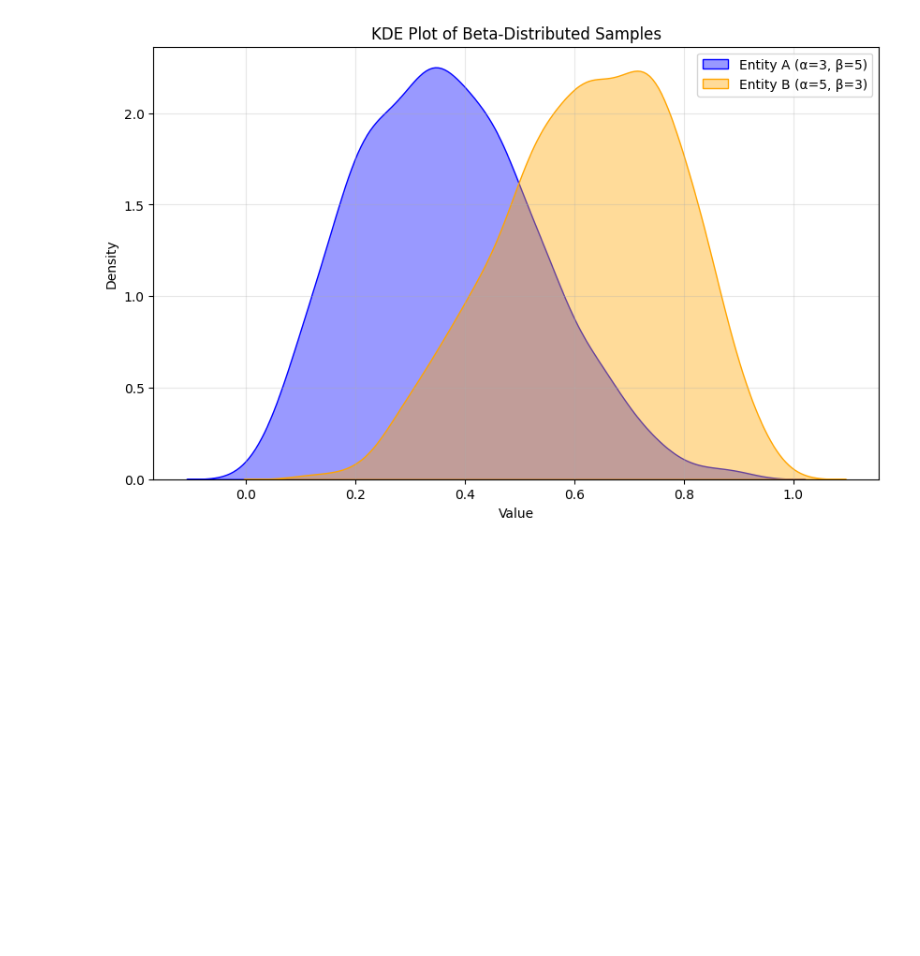
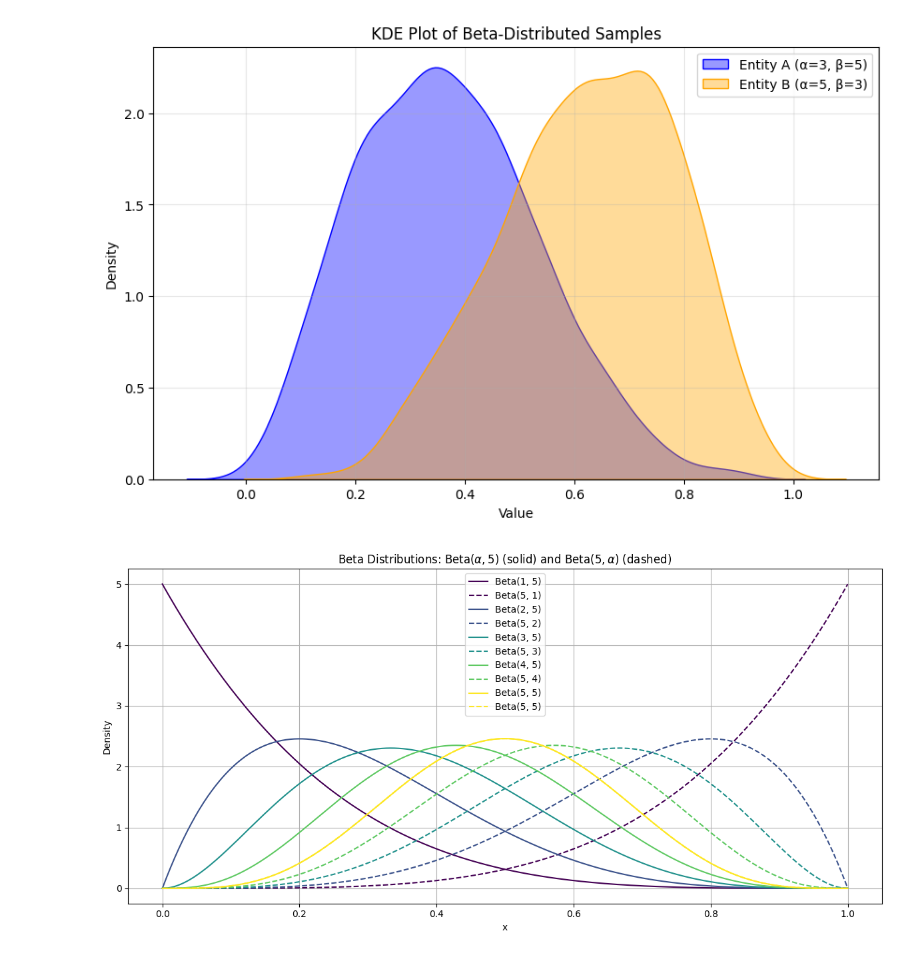
Before and after one commit to yilinx-10/misinformation-senior-community, a Jupyter notebook: Untitled-1.ipynb, the cells around one changed output. Cells and saved outputs as stored; diff of their text form; code cells hidden in the pictures; blank space fills up the shorter version.

```diff
--- a/Untitled-1.ipynb
+++ b/Untitled-1.ipynb
@@ -105,3 +105,42 @@ plt.grid(alpha=0.3)
 plt.show()
 # %% [output]
 [figure]
+# %%
+import matplotlib.pyplot as plt
+import numpy as np
+from scipy.stats import beta
+
+# Define the x-axis range
+x = np.linspace(0, 1, 500)
+
+# List of a values to iterate through
+a_values = [1, 2, 3, 4, 5]
+
+# Set up a color map
+colors = plt.cm.viridis(np.linspace(0, 1, len(a_values)))  # 5 distinct colors
+
+# Create the plot
+plt.figure(figsize=(12, 6))
+
+# Loop through a_values and assign matching colors
+for i, a in enumerate(a_values):
+    color = colors[i]
+
+    # Plot Beta(a, 5) with solid line
+    plt.plot(x, beta.pdf(x, a, 5), linestyle='-', color=color, label=f'Beta({a}, 5)')
+
+    # Plot Beta(5, a) with dashed line
+    plt.plot(x, beta.pdf(x, 5, a), linestyle='--', color=color, label=f'Beta(5, {a})')
+
+# Add title and labels with alpha in LaTeX
+plt.title('Beta Distributions: $\\mathrm{Beta}(\\alpha, 5)$ (solid) and $\\mathrm{Beta}(5, \\alpha)$ (dashed)')
+plt.xlabel('x')
+plt.ylabel('Density')
+plt.legend()
+plt.grid(True)
+plt.tight_layout()
+
+# Show the plot
+plt.show()
+# %% [output]
+[figure, added]
```
Also changed, not shown: 4 other files.
